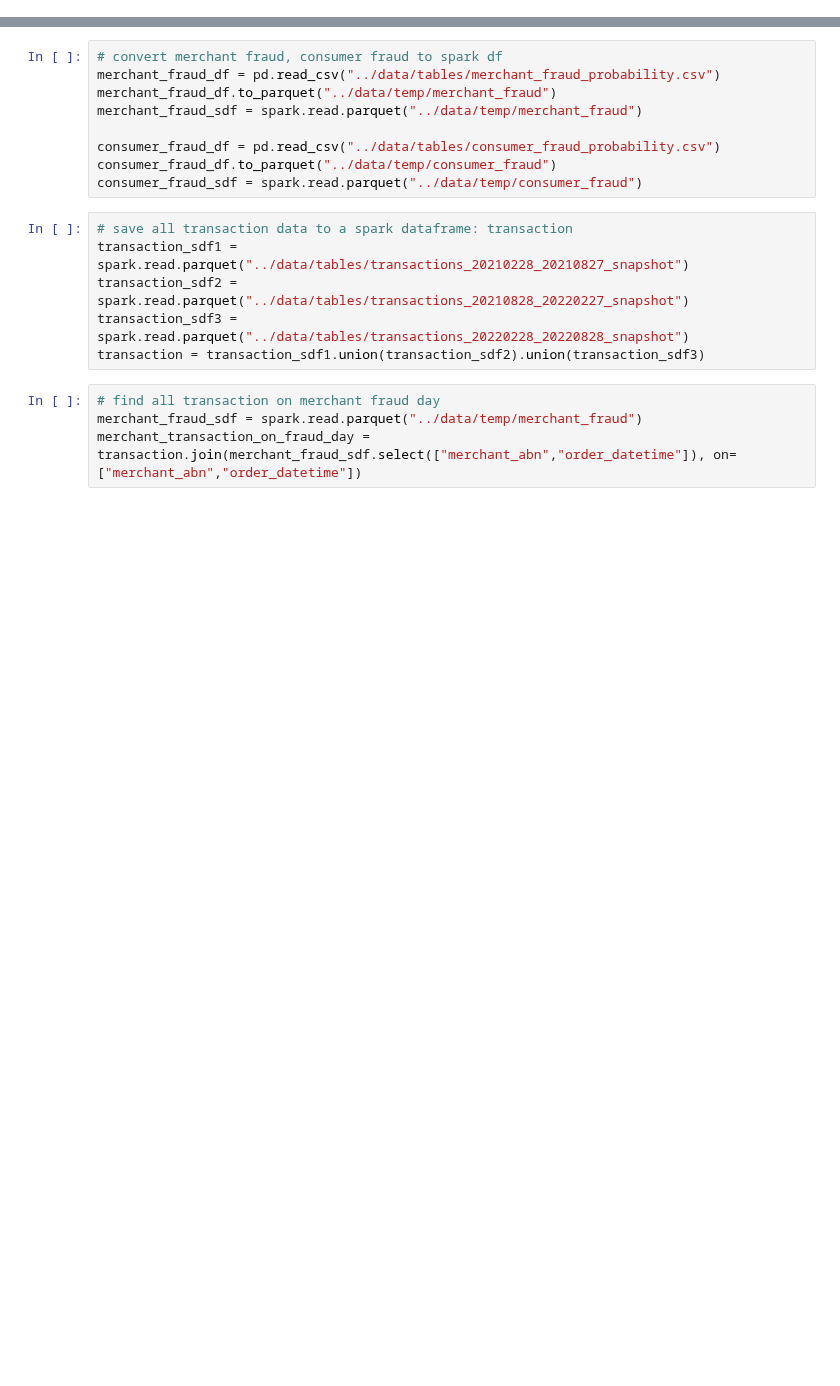
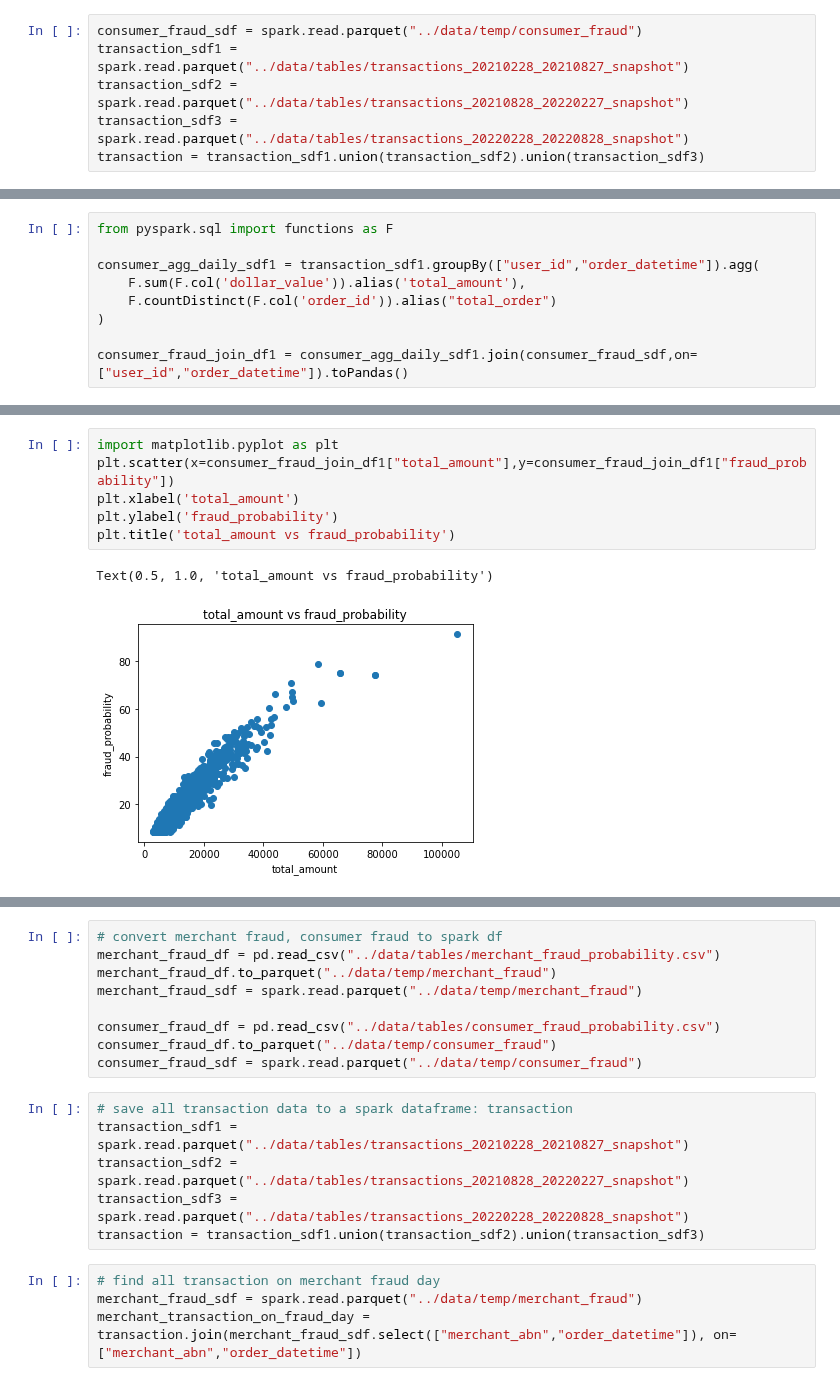
Before and after one commit to MAST30034-Applied-Data-Science/generic-buy-now-pay-later-project-group-19, a Jupyter notebook: notebooks/fraud.ipynb, the cells around one changed output, grey strips where cells are left out. Drawn from its saved outputs; the diff is of its cells as text; blank space fills up the shorter version.

```diff
--- a/notebooks/fraud.ipynb
+++ b/notebooks/fraud.ipynb
@@ -26,0 +50,6 @@ spark = (
+# %%
+consumer_fraud_sdf = spark.read.parquet("../data/temp/consumer_fraud")
+transaction_sdf1 = spark.read.parquet("../data/tables/transactions_20210228_20210827_snapshot")
+transaction_sdf2 = spark.read.parquet("../data/tables/transactions_20210828_20220227_snapshot")
+transaction_sdf3 = spark.read.parquet("../data/tables/transactions_20220228_20220828_snapshot")
+transaction = transaction_sdf1.union(transaction_sdf2).union(transaction_sdf3)
@@ -26,0 +67,9 @@ spark = (
+# %%
+from pyspark.sql import functions as F
+
+consumer_agg_daily_sdf1 = transaction_sdf1.groupBy(["user_id","order_datetime"]).agg(
+    F.sum(F.col('dollar_value')).alias('total_amount'),
+    F.countDistinct(F.col('order_id')).alias("total_order")
+)
+
+consumer_fraud_join_df1 = consumer_agg_daily_sdf1.join(consumer_fraud_sdf,on=["user_id","order_datetime"]).toPandas()
@@ -26,0 +86,9 @@ spark = (
+# %%
+import matplotlib.pyplot as plt
+plt.scatter(x=consumer_fraud_join_df1["total_amount"],y=consumer_fraud_join_df1["fraud_probability"])
+plt.xlabel('total_amount')
+plt.ylabel('fraud_probability')
+plt.title('total_amount vs fraud_probability')
+# %% [output]
+Text(0.5, 1.0, 'total_amount vs fraud_probability')
+[figure, added]
```
Also changed, not shown: parts of 19 cells of this notebook.
